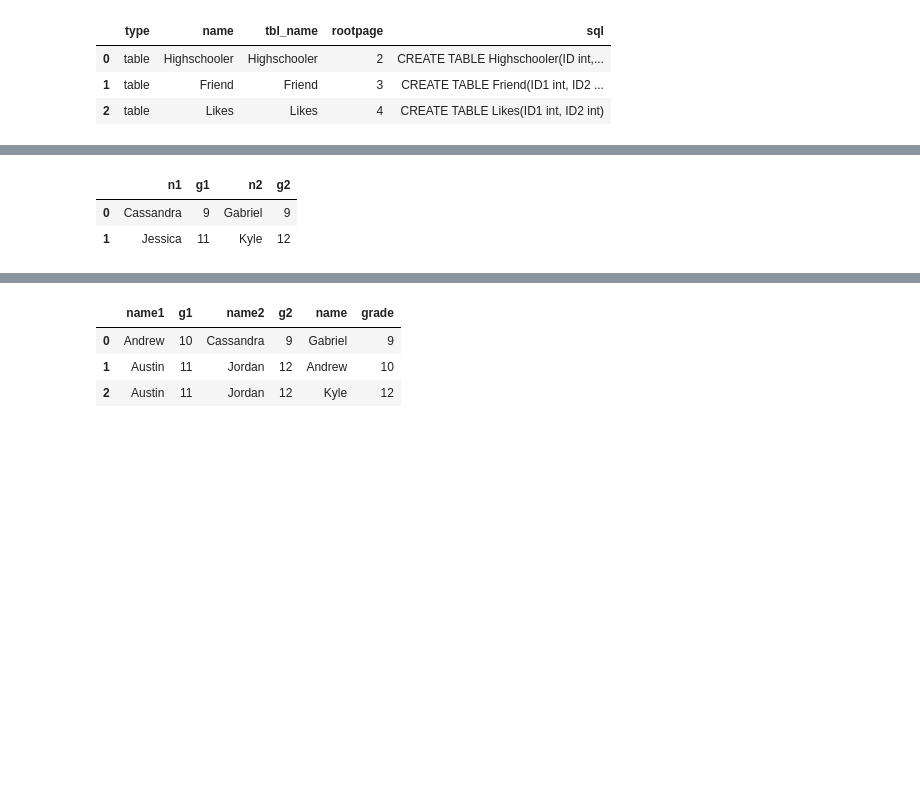
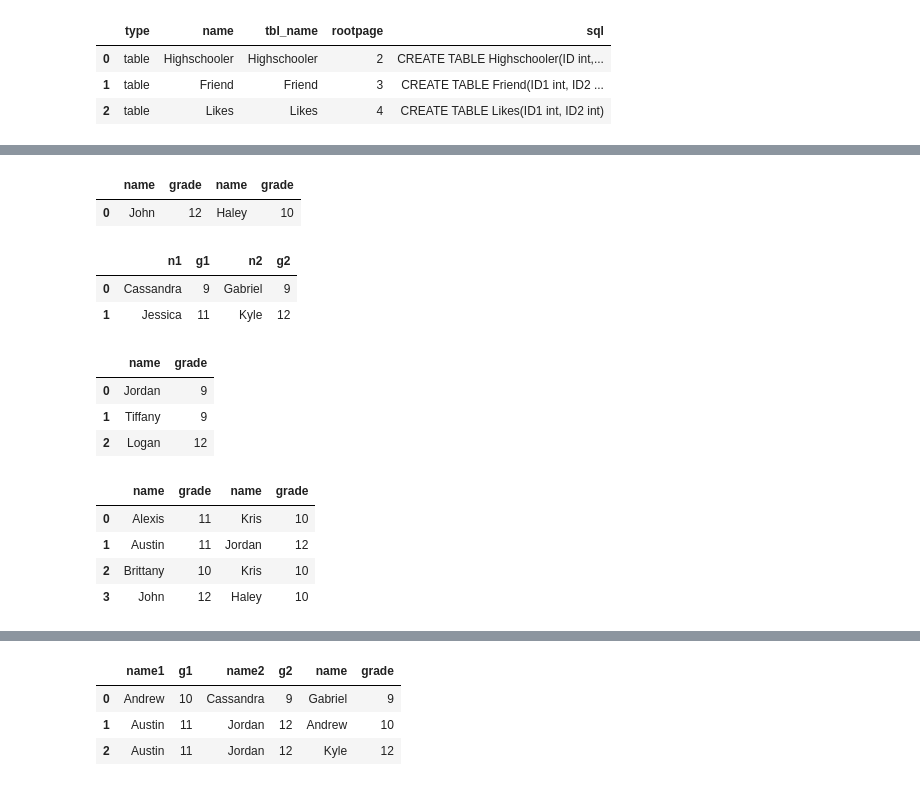
Before and after one commit to OniSlayer/stanford_sql_exercises, a Jupyter notebook: stanford_sql_exercises.ipynb, the cells around one changed output, grey strips where cells are left out. Drawn from its saved outputs; the diff is of its cells as text; code cells hidden in the pictures; blank space fills up the shorter version.

```diff
--- a/stanford_sql_exercises.ipynb
+++ b/stanford_sql_exercises.ipynb
@@ -380 +395,14 @@ select * from sqlite_master where type='table'
+# %%
+# For every student who likes someone 2 or more grades younger than themselves, return that student's name and
+# grade, and the name and grade of the student they like.
+
+pd.read_sql_query('''
+select H.name, H.grade, H2.name, H2.grade from Highschooler as H
+inner join Likes on H.ID = Likes.ID1
+inner join Highschooler as H2 on ID2 = H2.ID
+where ID2 in (select ID from Highschooler where grade = H.grade - 2)
+''', conn2)
+# %% [output]
+|  | name | grade | name | grade |
+| 0 | John | 12 | Haley | 10 |
 # %%
@@ -396,3 +427,38 @@ where n1 < n2
 |  | n1 | g1 | n2 | g2 |
 | 0 | Cassandra | 9 | Gabriel | 9 |
 | 1 | Jessica | 11 | Kyle | 12 |
+# %%
+# Find all students who do not appear in the Likes table (as a student who likes or is liked) and return their
+# names and grades. Sort by grade, then by name within each grade.
+
+pd.read_sql_query('''
+select name, grade from Highschooler
+where id in
+(select id from Highschooler
+except
+select id1 from Likes
+except
+select id2 from Likes)
+''', conn2)
+# %% [output]
+|  | name | grade |
+| 0 | Jordan | 9 |
+| 1 | Tiffany | 9 |
+| 2 | Logan | 12 |
+# %%
+# For every situation where student A likes student B, but we have no information about whom B likes
+# (that is, B does not appear as an ID1 in the Likes table), return A and B's names and grades.
+
+pd.read_sql_query('''
+select h1.name, h1.grade, h2.name, h2.grade from Likes as L
+inner join Highschooler h1 on h1.id = L.id1
+inner join Highschooler h2 on h2.id = L.id2
+where L.id2 not in (select id1 from Likes)
+order by h1.name
+''', conn2)
+# %% [output]
+|  | name | grade | name | grade |
+| 0 | Alexis | 11 | Kris | 10 |
+| 1 | Austin | 11 | Jordan | 12 |
+| 2 | Brittany | 10 | Kris | 10 |
+| 3 | John | 12 | Haley | 10 |
```
Also changed, not shown: parts of 13 cells of this notebook, 1 other file.
